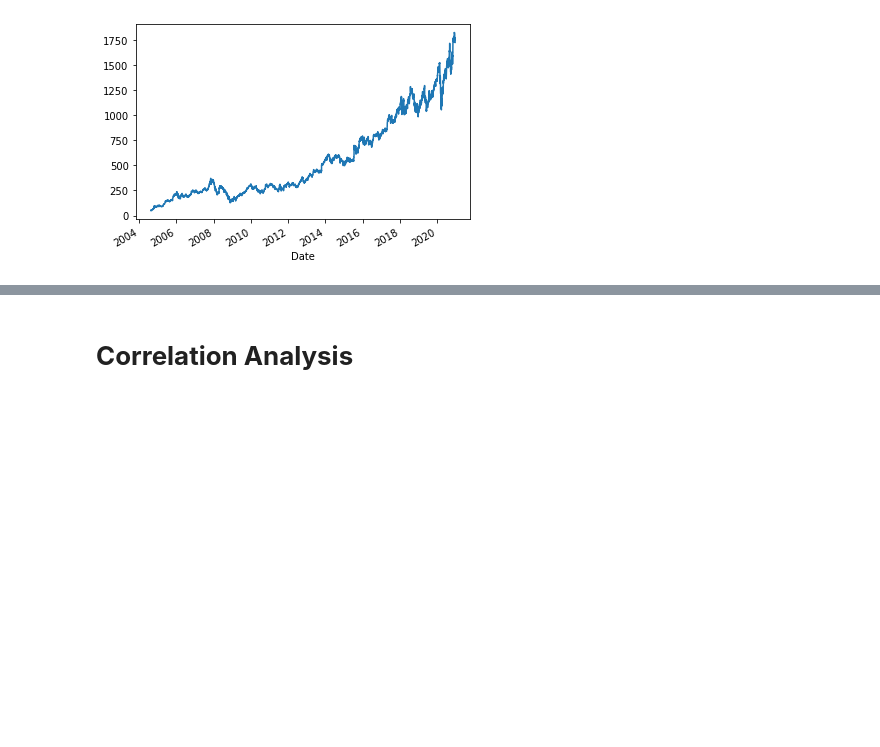
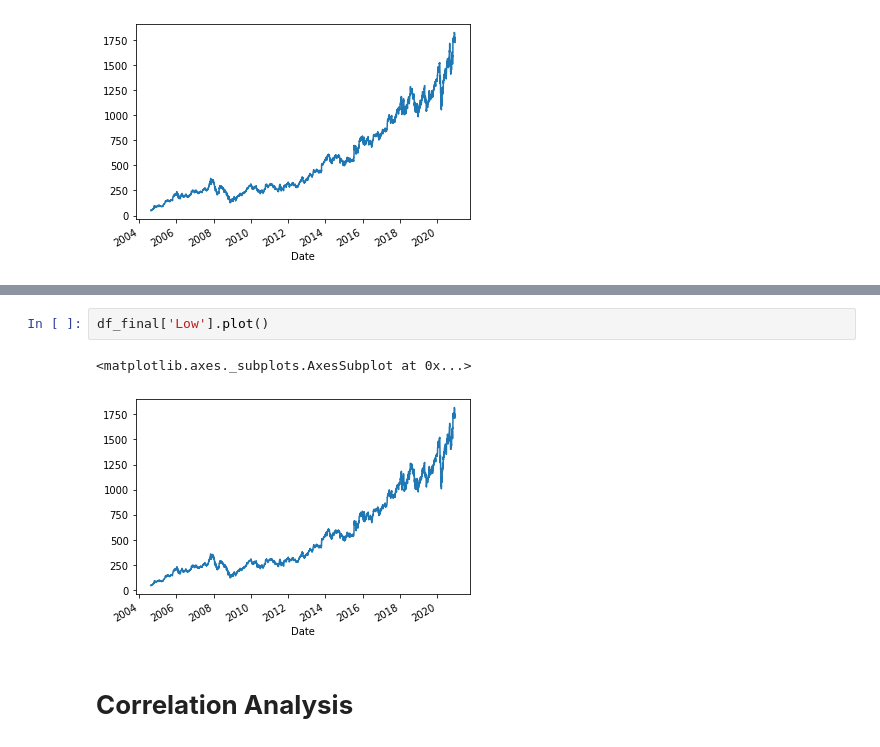
Before and after one commit to chiranjeevi-manike/Stock-Price-Prediction, a Jupyter notebook: Stock_Price_Prediction_using_LSTM.ipynb, the cells around one changed output, grey strips where cells are left out. Drawn from its saved outputs; the diff is of its cells as text; blank space fills up the shorter version.

```diff
--- a/Stock_Price_Prediction_using_LSTM.ipynb
+++ b/Stock_Price_Prediction_using_LSTM.ipynb
@@ -96,3 +106,8 @@ df_final['Adj Close'].plot()
+# %%
+df_final['Low'].plot()
+# %% [output]
+<matplotlib.axes._subplots.AxesSubplot at 0x...>
+[figure, added]
 # %% [markdown]
 # **Correlation Analysis**
 # %%
```
Also changed, not shown: parts of 3 cells of this notebook.
